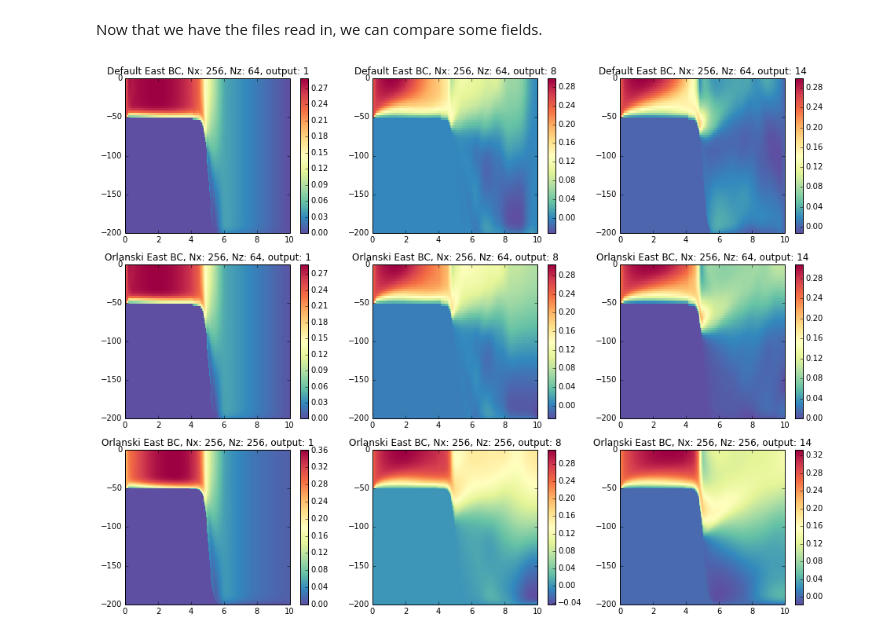
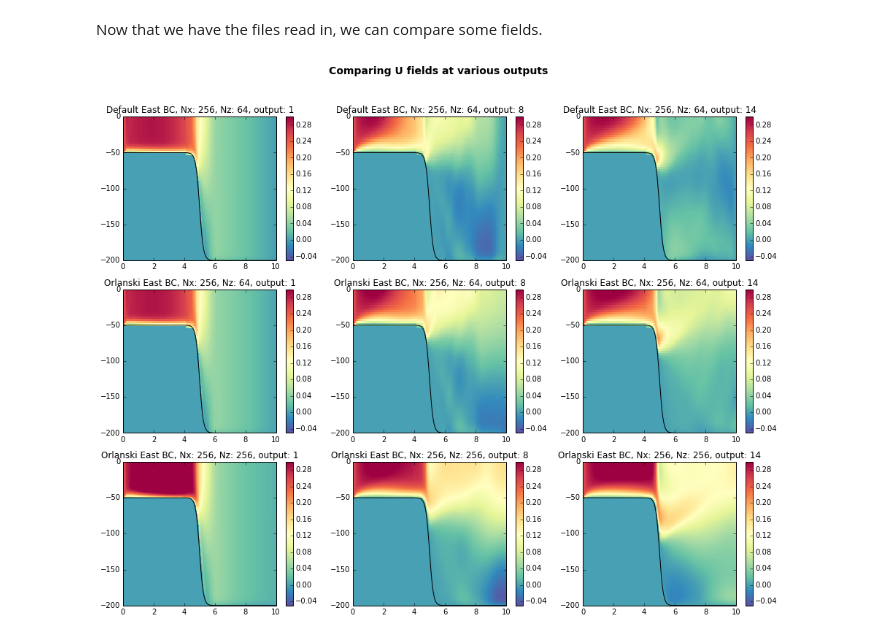
Before and after one commit to UBC-MOAD/flow_separation, a Jupyter notebook: notebooks_2D_runs/compare_simulations.ipynb, the cells around one changed output. Saved outputs shown, nothing was run; the diff lists cells and outputs as text; code cells hidden in the pictures.

Commit message:
Cleaned up compare notebook

```diff
--- a/notebooks_2D_runs/compare_simulations.ipynb
+++ b/notebooks_2D_runs/compare_simulations.ipynb
@@ -81,19 +99,42 @@ for _ii in range(0,_Ncomps):
 # %% [markdown]
 Now that we have the files read in, we can compare some fields.
+# %%
+_fig = plt.figure(); # RLI: line unused, why is it here?
+
+_outs = [1,8,14]; # set the outputs to compare --- can be variable length
+
+# plot each subplot
+for _ii in range(0,_Ncomps):
+    for _jj,_out in enumerate(_outs):
+        plt.subplot(_Ncomps,len(_outs),_ii*3+1+_jj);
+        plt.pcolor(_x[_ii]/1000,_z[_ii],np.squeeze(_U[_ii][:,:,_out]),cmap='Spectral_r');
+        plt.colorbar();
+        plt.clim((-0.05, 0.3));
+        plt.plot(np.squeeze(_x[_ii])/1000,-_depth[_ii],'-k')
+        plt.ylim((-_total_depth[_ii],0))
+        plt.title(_title[_ii]+', output: '+str(_out));
+
+# set the total plot title RLI: change size?
+plt.suptitle('Comparing U fields at various outputs', fontsize=14, fontweight='bold')
+
+plt.show();
+# %% [output]
+[figure, added]
 # %%
-_fig = plt.figure();
+_fig = plt.figure(); # RLI: line unused, why is it here?
 
-_outs = [1,8,14];
+_outs = [1,8,14]; # set the outputs to compare --- can be variable length
 
-print 'Comparing U fields at various outputs';
-
+# plot each subplot
 for _ii in range(0,_Ncomps):
     for _jj,_out in enumerate(_outs):
         plt.subplot(_Ncomps,len(_outs),_ii*3+1+_jj);
-        plt.pcolor(_x[_ii]/1000,_z[_ii],np.squeeze(_U[_ii][:,:,_out]),cmap='Spectral_r');
+        plt.pcolor(_x[_ii]/1000,_z[_ii],np.squeeze(_T[_ii][:,:,_out]),cmap='Spectral_r');
         plt.colorbar();
+        plt.clim((10,14));
         plt.title(_title[_ii]+', output: '+str(_out));
 
+# set the total plot title RLI: change size?
+plt.suptitle('Comparing T fields at various outputs', fontsize=14, fontweight='bold')
+
 plt.show();
-# %% [output]
-[figure, removed]
```
Also changed, not shown: parts of 10 cells of this notebook.
